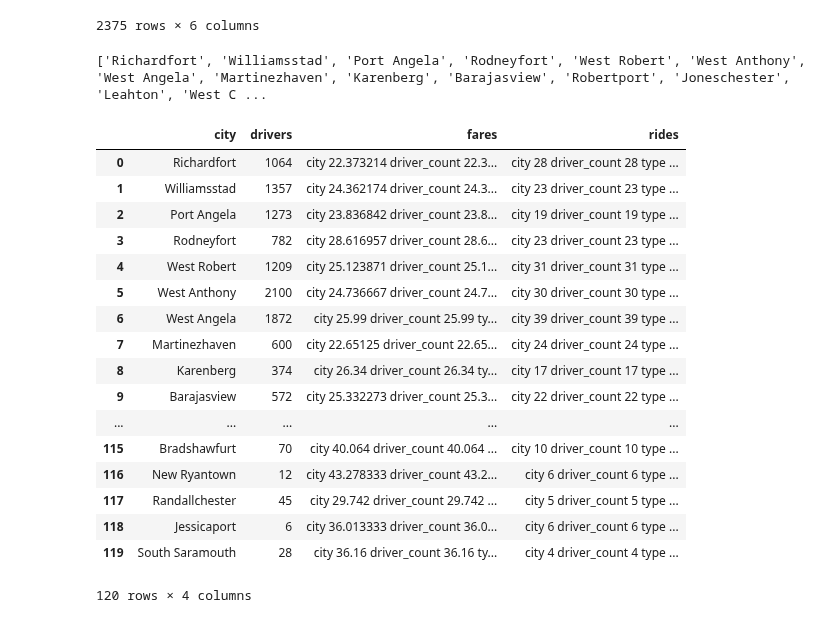
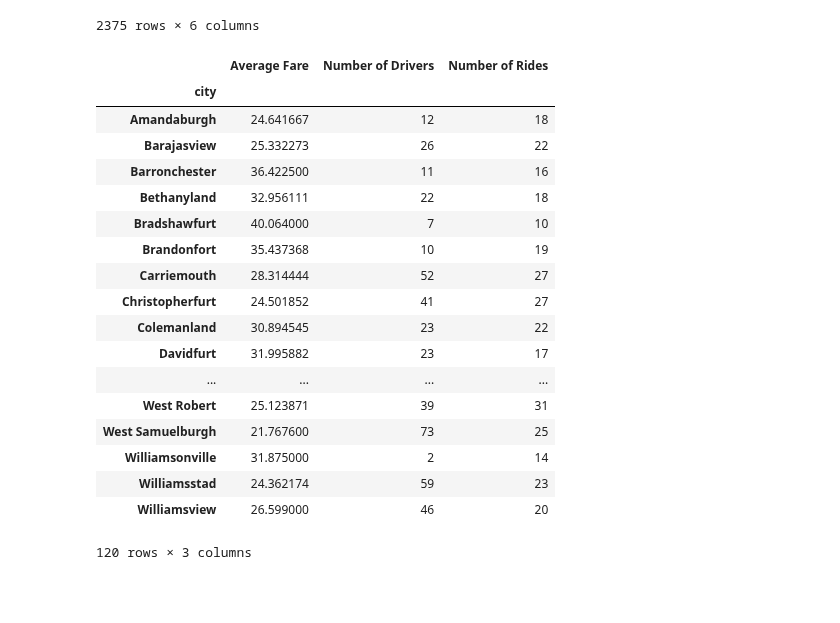
Before and after one commit to liquid-os/3803ICT, a Jupyter notebook: Lab3/Untitled.ipynb, the cells around one changed output. Drawn from its saved outputs; the diff is of its cells as text; code cells hidden in the pictures; blank space fills up the shorter version.

```diff
--- a/Lab3/Untitled.ipynb
+++ b/Lab3/Untitled.ipynb
@@ -57,35 +57,32 @@ df3
 | 2373 | South Saramouth | 7 | Rural | 2018-03-27 21:07:16 | 11.87 | 170351888128 |
 | 2374 | South Saramouth | 7 | Rural | 2018-04-12 18:11:50 | 57.23 | 5081198789583 |
 2375 rows × 6 columns
-# %%
-cities = df3['city'].unique().tolist()
-rows = []
-print(cities)
-for s in cities:
-    sumrides = (df3[df3['city'] == s]).count()
-    avgfare = (df3[df3['city'] == s].sum()['fare']) / sumrides
-    sumdrivers = (df3[df3['city'] == s]).sum()['driver_count']
-    rows.append({'city' : s, 'fares' : avgfare, 'drivers' : sumdrivers, 'rides' :sumrides})
-df4 = pd.DataFrame(rows)
-df4
-# %% [output]
-['Richardfort', 'Williamsstad', 'Port Angela', 'Rodneyfort', 'West Robert', 'West Anthony', 'West Angela', 'Martinezhaven', 'Karenberg', 'Barajasview', 'Robertport', 'Joneschester', 'Leahton', 'West C ...
-|  | city | drivers | fares | rides |
-| 0 | Richardfort | 1064 | city 22.373214 driver_count 22.3... | city 28 driver_count 28 type ... |
-| 1 | Williamsstad | 1357 | city 24.362174 driver_count 24.3... | city 23 driver_count 23 type ... |
-| 2 | Port Angela | 1273 | city 23.836842 driver_count 23.8... | city 19 driver_count 19 type ... |
-| 3 | Rodneyfort | 782 | city 28.616957 driver_count 28.6... | city 23 driver_count 23 type ... |
-| 4 | West Robert | 1209 | city 25.123871 driver_count 25.1... | city 31 driver_count 31 type ... |
-| 5 | West Anthony | 2100 | city 24.736667 driver_count 24.7... | city 30 driver_count 30 type ... |
-| 6 | West Angela | 1872 | city 25.99 driver_count 25.99 ty... | city 39 driver_count 39 type ... |
-| 7 | Martinezhaven | 600 | city 22.65125 driver_count 22.65... | city 24 driver_count 24 type ... |
-| 8 | Karenberg | 374 | city 26.34 driver_count 26.34 ty... | city 17 driver_count 17 type ... |
-| 9 | Barajasview | 572 | city 25.332273 driver_count 25.3... | city 22 driver_count 22 type ... |
-| ... | ... | ... | ... | ... |
-| 115 | Bradshawfurt | 70 | city 40.064 driver_count 40.064 ... | city 10 driver_count 10 type ... |
-| 116 | New Ryantown | 12 | city 43.278333 driver_count 43.2... | city 6 driver_count 6 type ... |
-| 117 | Randallchester | 45 | city 29.742 driver_count 29.742 ... | city 5 driver_count 5 type ... |
-| 118 | Jessicaport | 6 | city 36.013333 driver_count 36.0... | city 6 driver_count 6 type ... |
-| 119 | South Saramouth | 28 | city 36.16 driver_count 36.16 ty... | city 4 driver_count 4 type ... |
-120 rows × 4 columns
+# %%
+driver_count = df3.groupby('city')['driver_count'].max()
+avg_fare = df3.groupby('city')['fare'].mean()
+rides = df3.groupby('city')['ride_id'].count()
+df4 = pd.DataFrame(data={"Average Fare" : avg_fare,
+                        "Number of Drivers" : driver_count,
+                        "Number of Rides" : rides})
+df4
+# %% [output]
+|  | Average Fare | Number of Drivers | Number of Rides |
+| city |  |  |  |
+| Amandaburgh | 24.641667 | 12 | 18 |
+| Barajasview | 25.332273 | 26 | 22 |
+| Barronchester | 36.422500 | 11 | 16 |
+| Bethanyland | 32.956111 | 22 | 18 |
+| Bradshawfurt | 40.064000 | 7 | 10 |
+| Brandonfort | 35.437368 | 10 | 19 |
+| Carriemouth | 28.314444 | 52 | 27 |
+| Christopherfurt | 24.501852 | 41 | 27 |
+| Colemanland | 30.894545 | 23 | 22 |
+| Davidfurt | 31.995882 | 23 | 17 |
+| ... | ... | ... | ... |
+| West Robert | 25.123871 | 39 | 31 |
+| West Samuelburgh | 21.767600 | 73 | 25 |
+| Williamsonville | 31.875000 | 2 | 14 |
+| Williamsstad | 24.362174 | 59 | 23 |
+| Williamsview | 26.599000 | 46 | 20 |
+120 rows × 3 columns
 # %%
```
Also changed, not shown: parts of 3 cells of this notebook.
